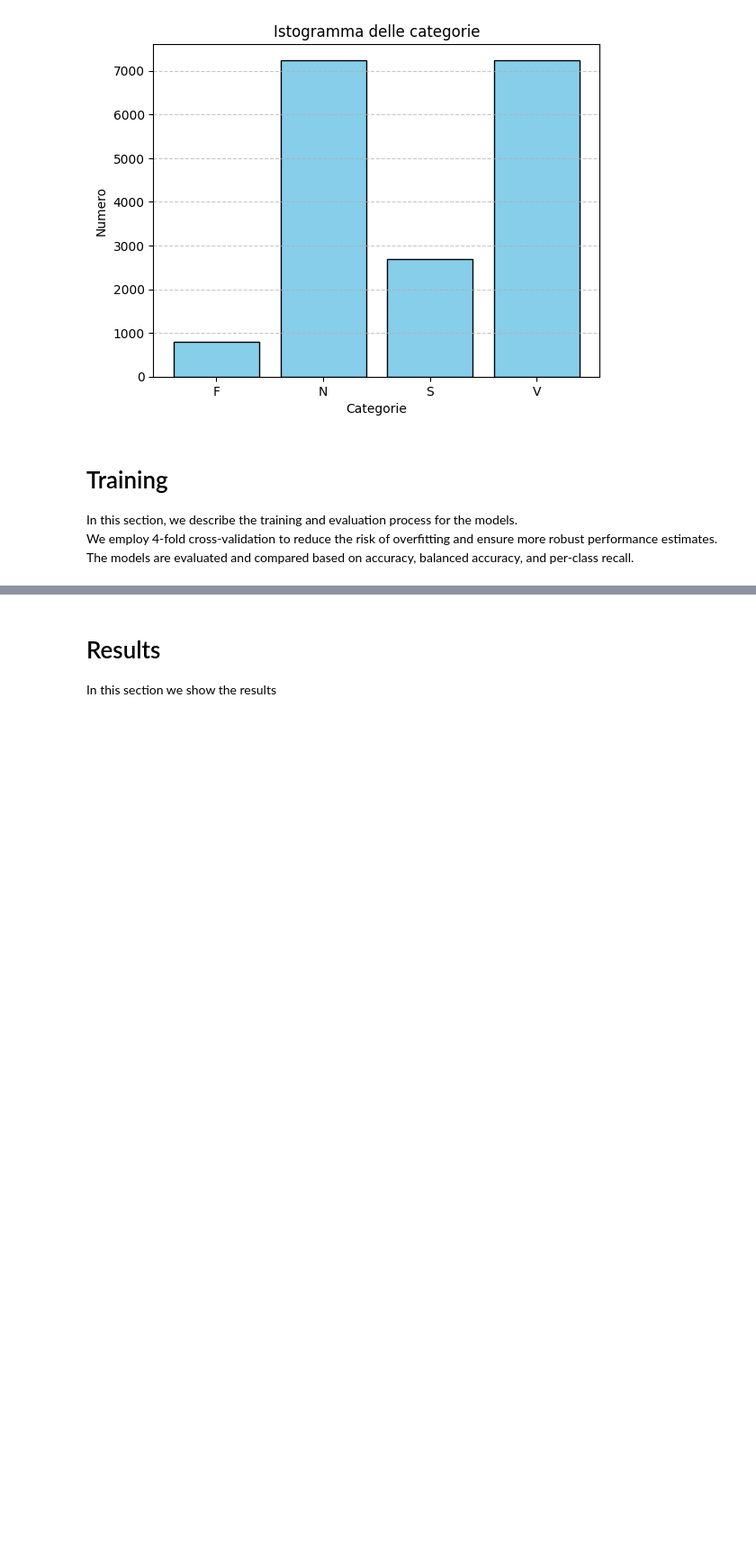
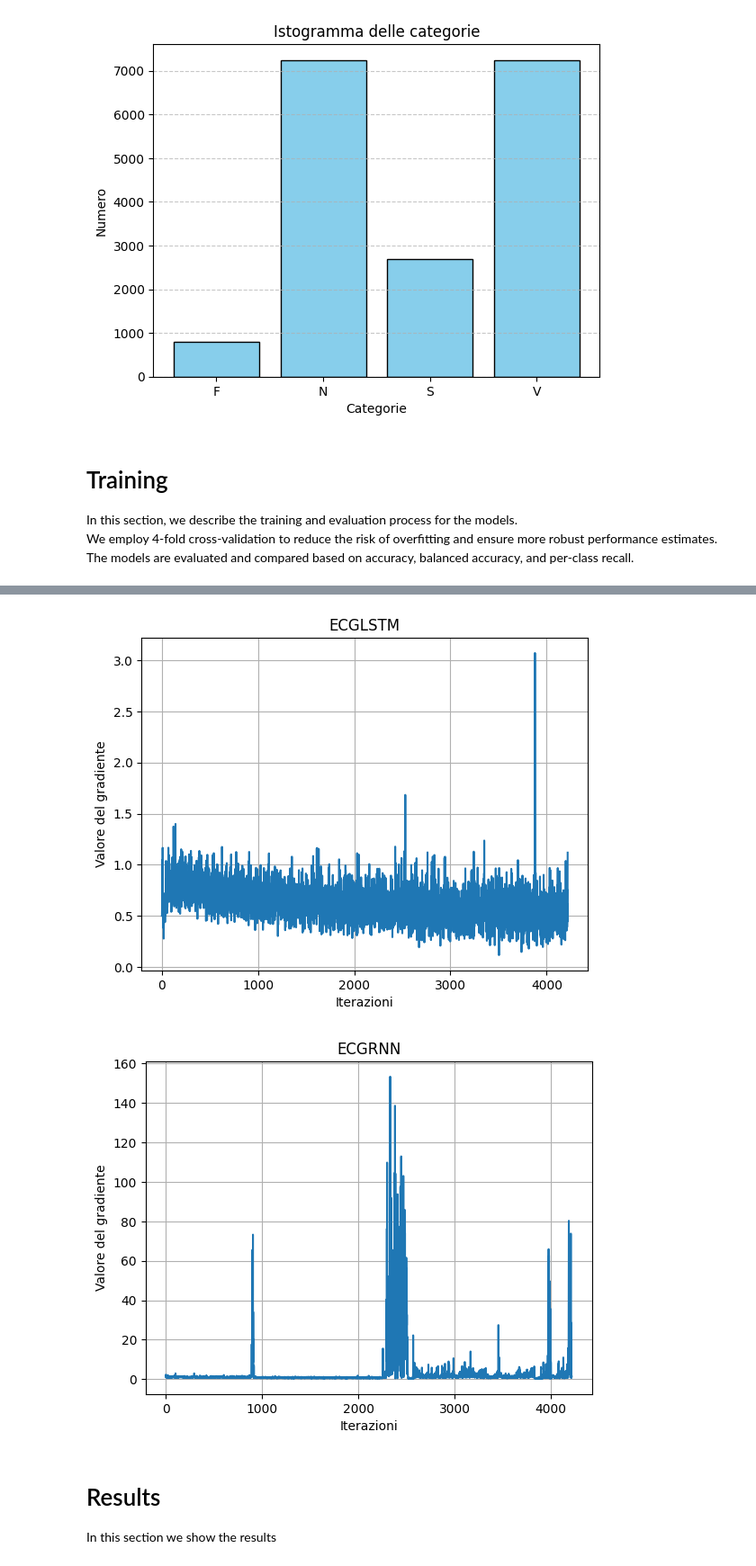
Before and after one commit to NunzioDA/AIApplicationsExam, a Jupyter notebook: test.ipynb, the cells around one changed output, grey strips where cells are left out. Shown at 90% size. Drawn from its saved outputs; the diff is of its cells as text; code cells hidden in the pictures; blank space fills up the shorter version.

```diff
--- a/test.ipynb
+++ b/test.ipynb
@@ -101,8 +96,8 @@ The models are evaluated and compared based on accuracy, balanced accuracy, and
 # Reshape X to match PyTorch CNN1D shape: (N, 1, L)
 X = X.reshape(X.shape[0], 1, X.shape[1])
 # %%
-def training(model, _x, _y, n_epochs = 50, device = "cuda", sample_weight=None):
-
+def training(model, _x, _y, n_epochs = 50, device = "cuda", sample_weight=None, check_gradient = False):
+    gradients = []
     # Converting in tensor
     X_train_tensor = torch.tensor(_x, dtype=torch.float32).to(device)
     y_train_tensor = torch.tensor(_y, dtype=torch.long).to(device)
@@ -135,6 +130,16 @@ def training(model, _x, _y, n_epochs = 50, device = "cuda", sample_weight=None):
                 loss = loss * sample_weight
                 loss = loss.mean()
             loss.backward()
+
+            if check_gradient:
+                total_norm = 0
+                for p in model.parameters():
+                    if p.grad is not None:
+                        param_norm = p.grad.data.norm(2)
+                        total_norm += param_norm.item() ** 2
+                total_norm = total_norm ** 0.5
+                gradients.append(total_norm)
+
             optimizer.step()
 
             running_loss += loss.item() * inputs.size(0)
@@ -142,6 +147,9 @@ def training(model, _x, _y, n_epochs = 50, device = "cuda", sample_weight=None):
 
         avg_loss = running_loss / total
         print(f"Epoch {epoch+1}: Loss={avg_loss:.4f}")
+
+    if check_gradient:
+        return gradients
 # %%
 models_to_test = [
     ECGLSTM,
@@ -160,6 +168,7 @@ folds = 4
 performances = {}
 # %%
 def test_models(weights=None):
+    all_gradients = {}
     for model_class in models_to_test:
 
         print(f"Training {model_class.name()} model:\n")
@@ -169,7 +178,7 @@ def test_models(weights=None):
         balanced_accuracy = 0
 
         count = 0
-
+        gradients = np.array([])
         for train_index, val_index in kf.split(X):
             print(f"Fold {count+1}")
             model = model_class(input_length=X.shape[2], output=len(label_encoder.classes_))
@@ -185,7 +194,14 @@ def test_models(weights=None):
             else:
                 sample_weight = None
 
-            training(model, X_train, y_train, n_epochs = EPOCHS, sample_weight=sample_weight)
+            check_gradient = (model_class is ECGLSTM) or (model_class is ECGRNN)
+            new_gradients = training(model, X_train, y_train, n_epochs = EPOCHS, sample_weight=sample_weight, check_gradient=check_gradient)
+
+            if new_gradients:
+                if len(gradients)>0:
+                    gradients = gradients + np.array(new_gradients)
+                else: gradients = np.array(new_gradients)
+
 
             # Test Dataset and DataLoader
             test_dataset = TensorDataset(torch.tensor(X_val, dtype=torch.float32), torch.tensor(y_val, dtype=torch.float32))
@@ -237,3 +253,8 @@ def test_models(weights=None):
         for category in performances[model_class.name()]:
             performances[model_class.name()][category] = performances[model_class.name()][category] / count
         print("")
+
+        if len(gradients)>0:
+            gradients = gradients / count
+            all_gradients[f"{model_class.__name__}"] = gradients
+    return all_gradients
@@ -259,0 +261,2 @@ Epoch 10: Loss=0.0131
+# %%
+gradient_dict = test_models()
@@ -260,3 +281,15 @@ Epoch 10: Loss=0.0131
+# %%
+for metodo, gradients in gradient_dict.items():
+    plt.figure()
+    plt.plot(range(len(gradients)), gradients)
+    plt.title(metodo)
+    plt.xlabel("Iterazioni")
+    plt.ylabel("Valore del gradiente")
+    plt.grid(True)
+    plt.show()
+# %% [output]
+[figure, added]
+[figure, added]
 # %% [markdown]
 # Results
 In this section we show the results
```
Also changed, not shown: parts of 3 cells of this notebook.
